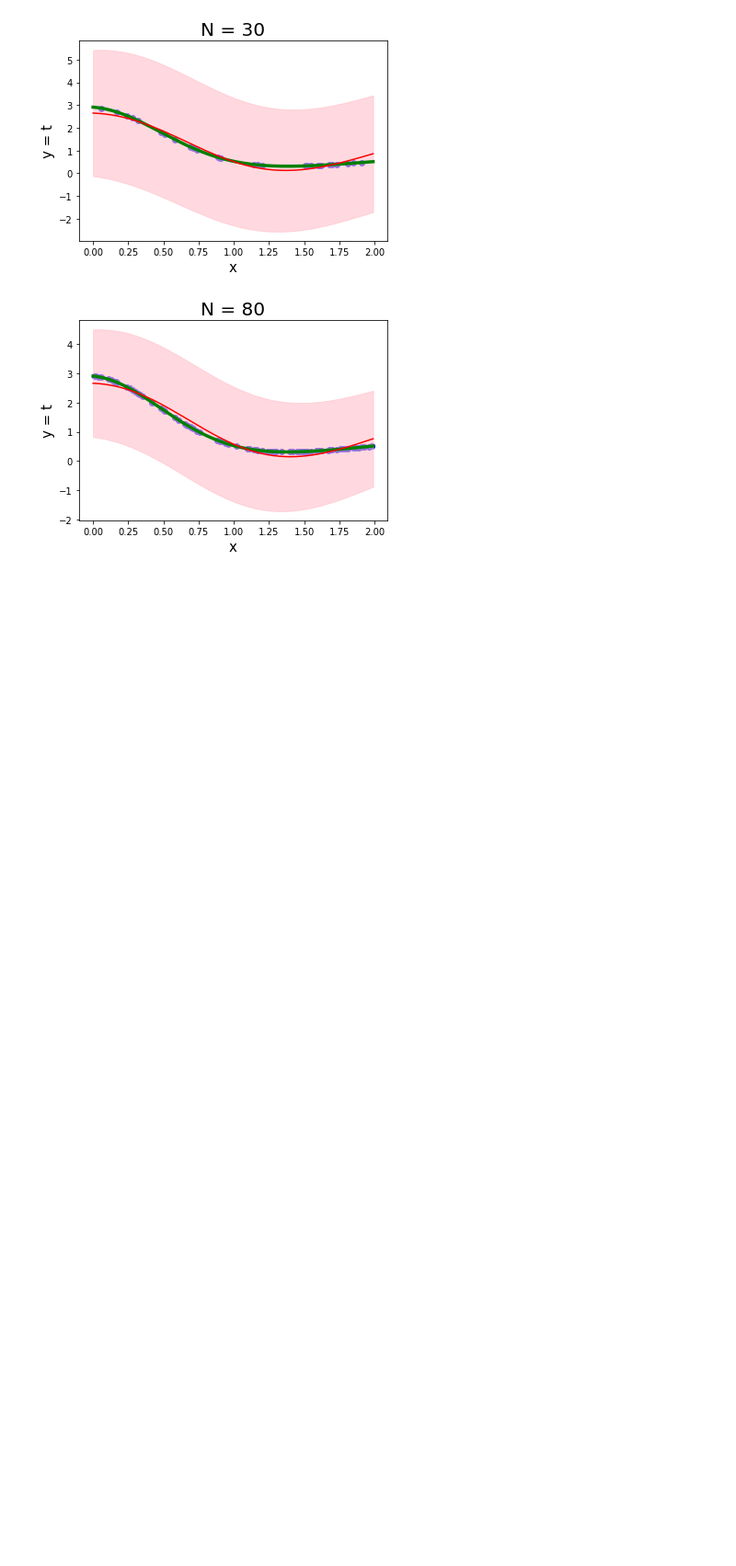
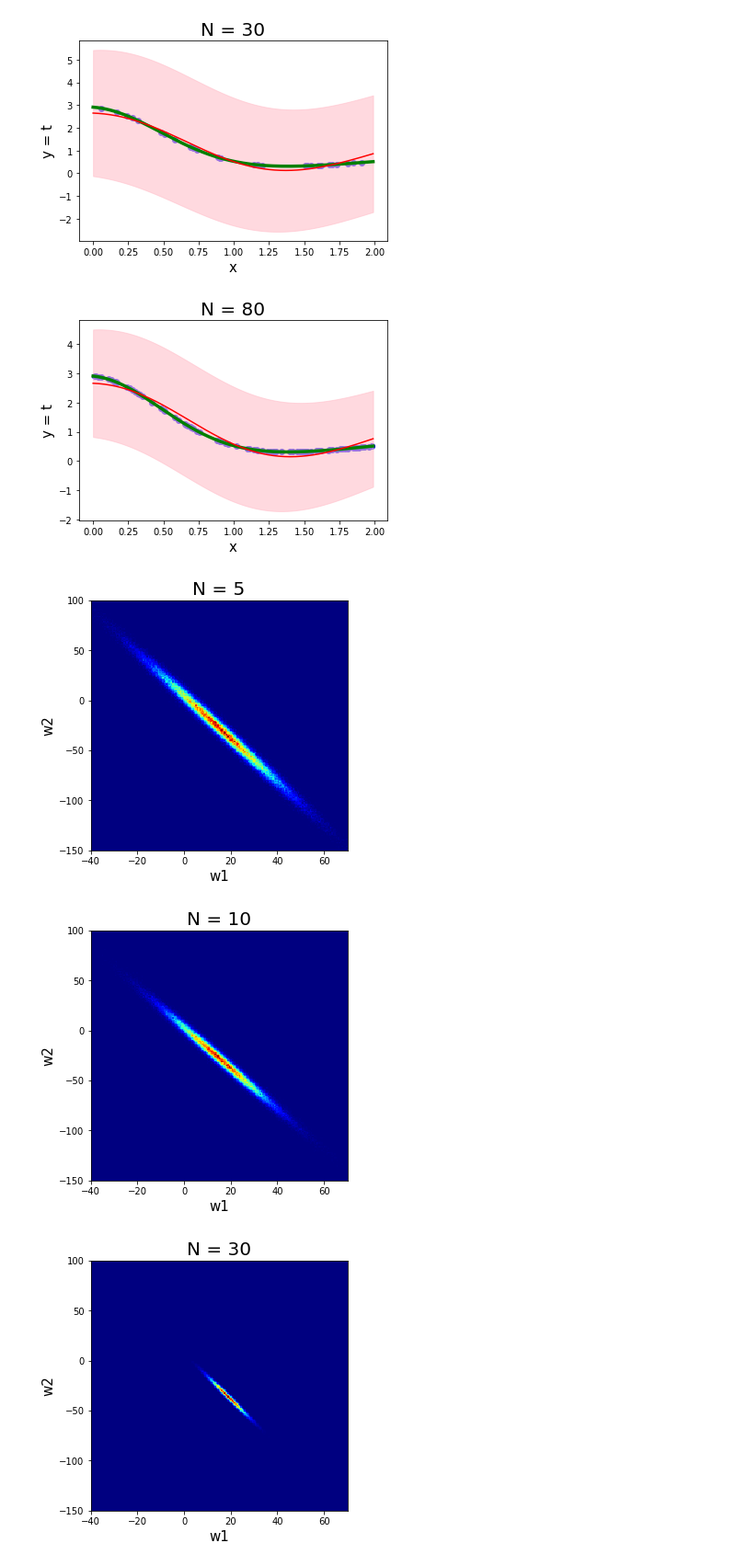
Before and after one commit to Louis5228/2020-Machine-Learning, a Jupyter notebook: 309512014_HW2.ipynb, the cells around one changed output. Shown: that part at 92% size. Drawn from its saved outputs; the diff is of its cells as text; code cells hidden in the pictures; blank space fills up the shorter version.

```diff
--- a/309512014_HW2.ipynb
+++ b/309512014_HW2.ipynb
@@ -111,3 +104,20 @@ for i in range(len(N_list)):
 [figure]
 [figure]
 [figure]
+# %%
+# 3.
+sample_num = 100000
+for i in range(len(N_list)):
+  w = np.random.multivariate_normal(mN_l[i].reshape(M), sN_l[i], size=sample_num)
+  w1 = w[:,0]
+  w2 = w[:,1]
+  plt.figure(figsize=(5,5))
+  plt.hist2d(w1, w2, bins=200, cmap='jet', range=[[-40,70],[-150,100]])
+  plt.title('N = ' + str(N_list[i]), fontsize = 20)
+  plt.xlabel('w1', fontsize = 15)
+  plt.ylabel('w2', fontsize = 15)
+  plt.show()
+# %% [output]
+[figure, added]
+[figure, added]
+[figure, added]
```
Also changed, not shown: parts of 6 cells of this notebook.
